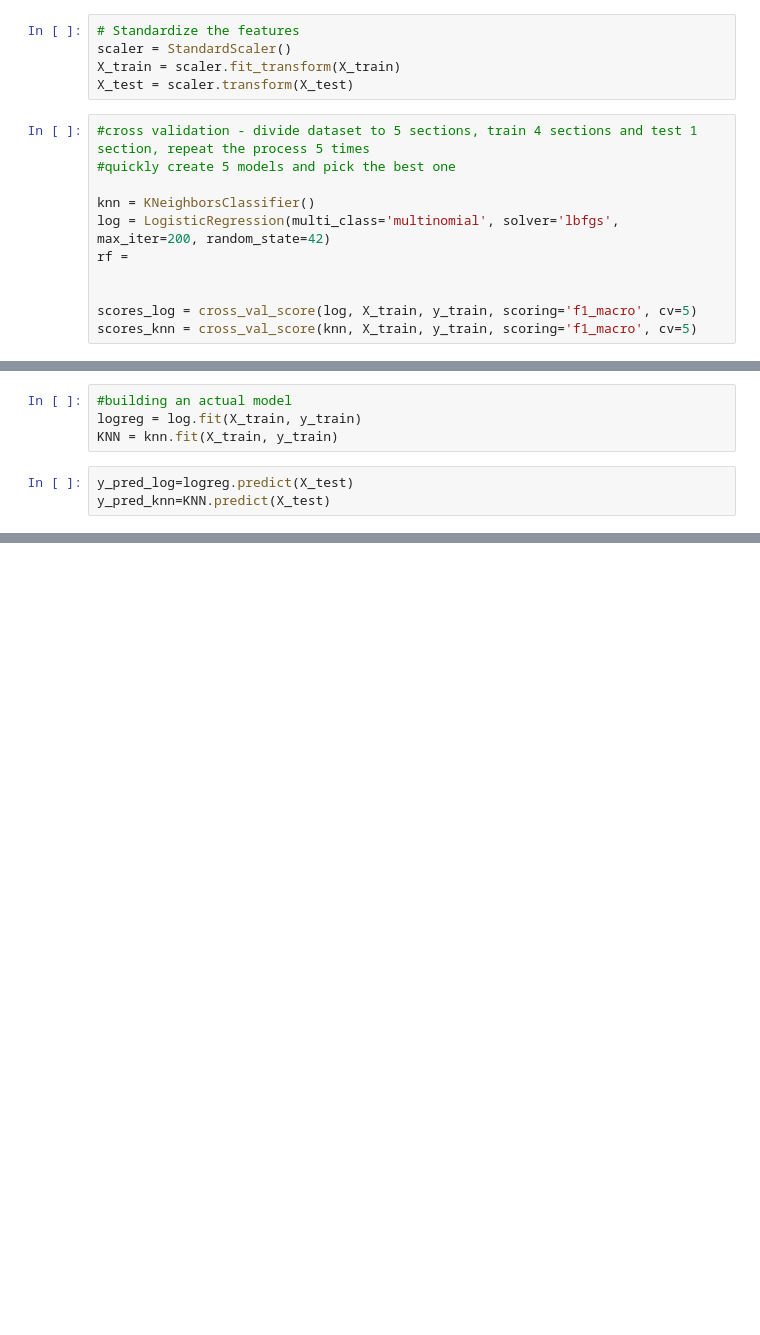
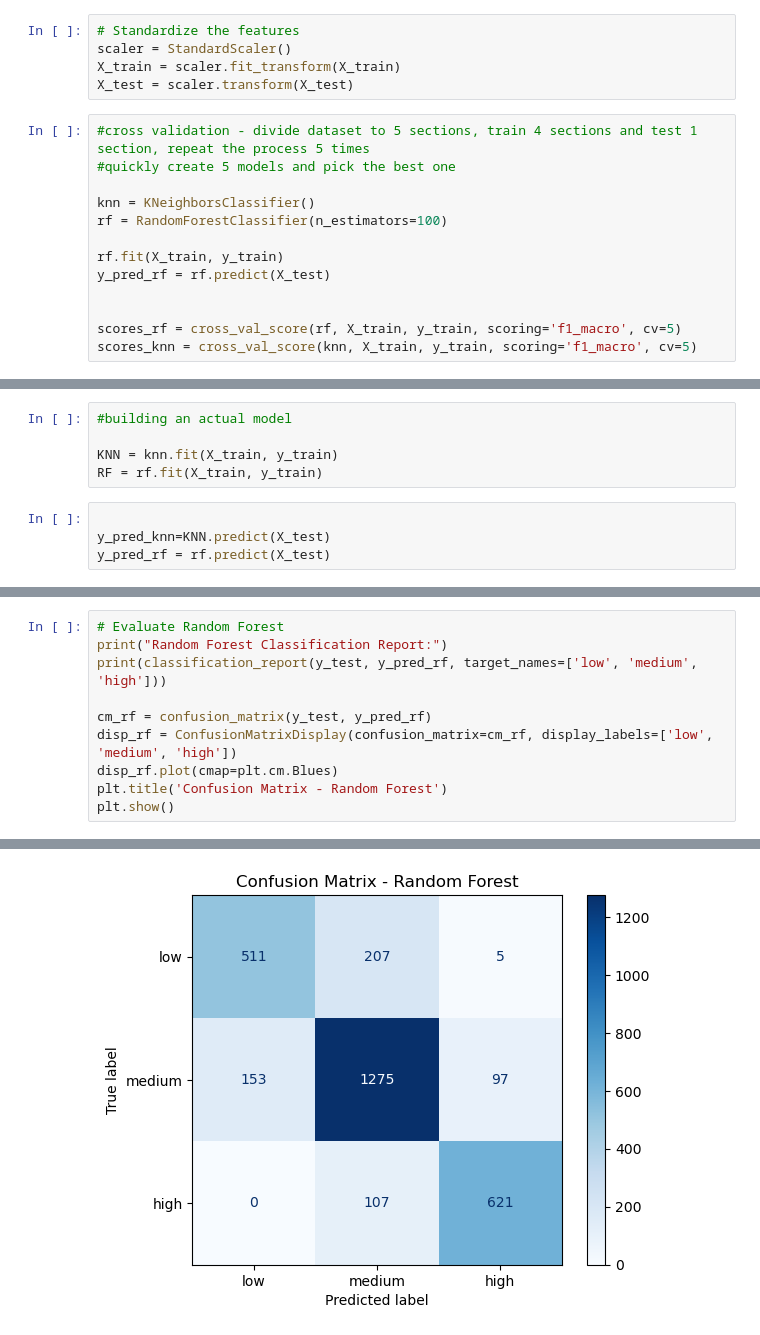
Before and after one commit to qmdismnp/Schulich_DS_MBAN, a Jupyter notebook: v3_assignment2.ipynb, the cells around one changed output, grey strips where cells are left out. Cells and saved outputs as stored; diff of their text form; blank space fills up the shorter version.

```diff
--- a/v3_assignment2.ipynb
+++ b/v3_assignment2.ipynb
@@ -712,9 +713,11 @@ X_test = scaler.transform(X_test)
 #quickly create 5 models and pick the best one
 
 knn = KNeighborsClassifier()
-log = LogisticRegression(multi_class='multinomial', solver='lbfgs', max_iter=200, random_state=42)
-rf =
+rf = RandomForestClassifier(n_estimators=100)
+
+rf.fit(X_train, y_train)
+y_pred_rf = rf.predict(X_test)
 
 
-scores_log = cross_val_score(log, X_train, y_train, scoring='f1_macro', cv=5)
+scores_rf = cross_val_score(rf, X_train, y_train, scoring='f1_macro', cv=5)
 scores_knn = cross_val_score(knn, X_train, y_train, scoring='f1_macro', cv=5)
@@ -730,10 +737,12 @@ print(np.mean(scores_knn))
 # %%
 #building an actual model
-logreg = log.fit(X_train, y_train)
+
 KNN = knn.fit(X_train, y_train)
+RF = rf.fit(X_train, y_train)
 # %%
-y_pred_log=logreg.predict(X_test)
+
 y_pred_knn=KNN.predict(X_test)
+y_pred_rf = rf.predict(X_test)
 # %%
 from sklearn.metrics import accuracy_score
 
@@ -978,0 +790,11 @@ plt.show()
+# %%
+# Evaluate Random Forest
+print("Random Forest Classification Report:")
+print(classification_report(y_test, y_pred_rf, target_names=['low', 'medium', 'high']))
+
+cm_rf = confusion_matrix(y_test, y_pred_rf)
+disp_rf = ConfusionMatrixDisplay(confusion_matrix=cm_rf, display_labels=['low', 'medium', 'high'])
+disp_rf.plot(cmap=plt.cm.Blues)
+plt.title('Confusion Matrix - Random Forest')
+plt.show()
+# %% [output]
@@ -978,0 +811 @@ plt.show()
+[figure, added]
```
Also changed, not shown: parts of 16 cells of this notebook.
